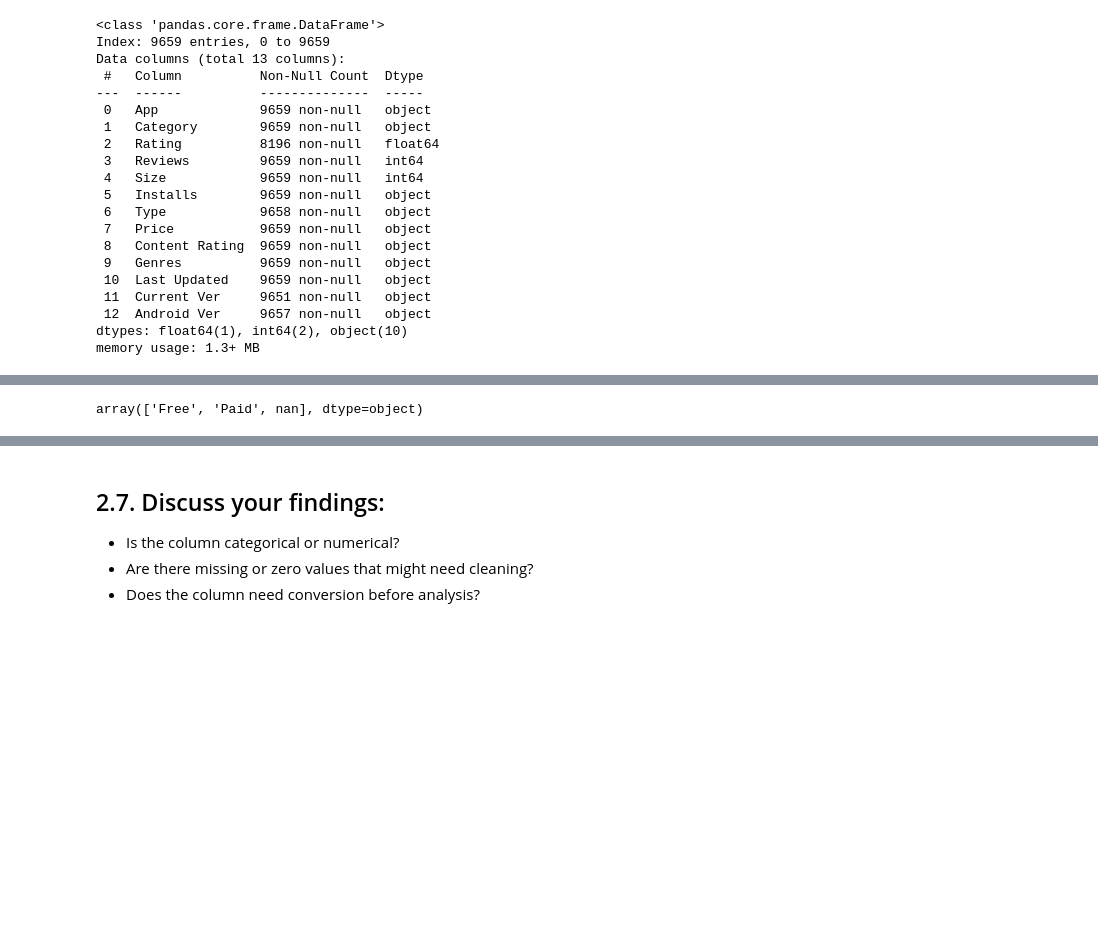
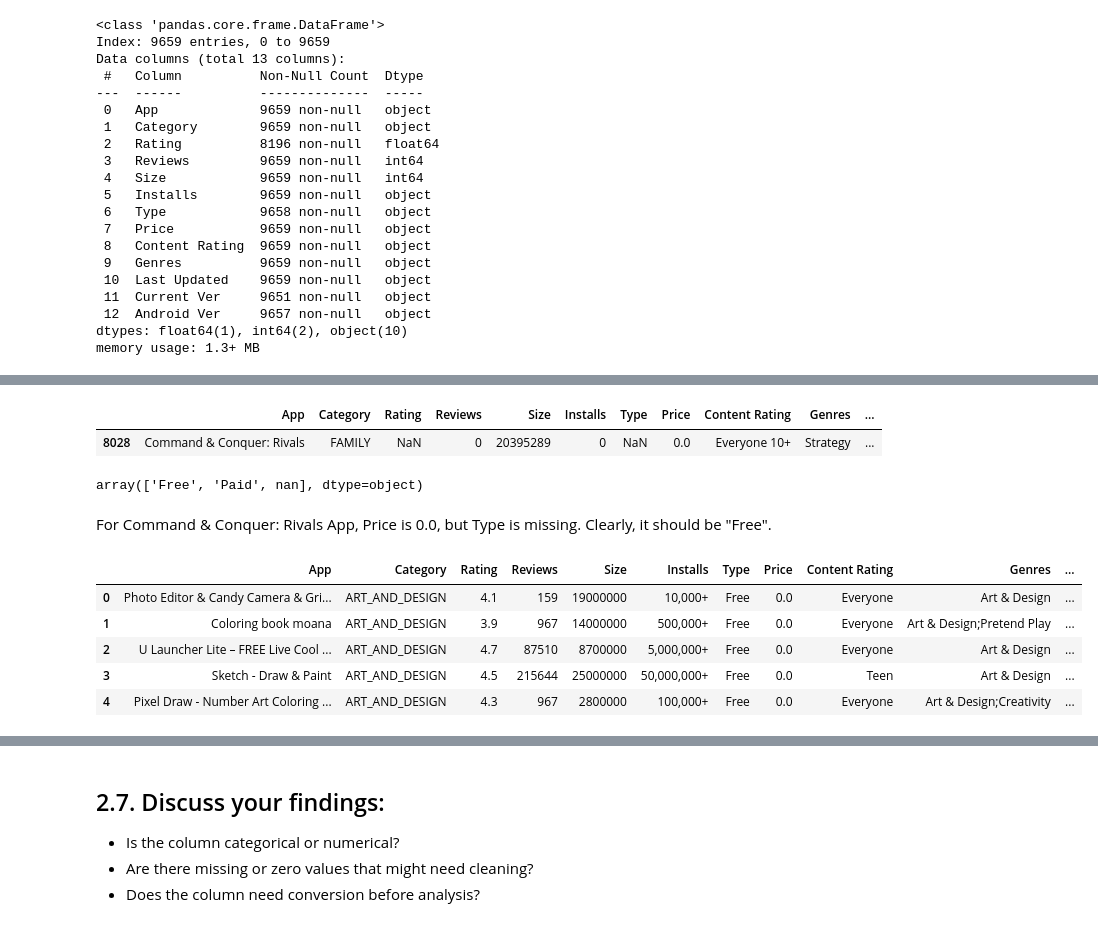
Before and after one commit to emredemirbas/google-playstore-eda, a Jupyter notebook: google_play_store_eda.ipynb, the cells around one changed output, grey strips where cells are left out. Drawn from its saved outputs; the diff is of its cells as text; code cells hidden in the pictures; blank space fills up the shorter version.

```diff
--- a/google_play_store_eda.ipynb
+++ b/google_play_store_eda.ipynb
@@ -501,0 +505,6 @@ memory usage: 1.3+ MB
+# %%
+def convert_raw_price_to_numeric(raw_price):
+  price = raw_price[1:] if raw_price.startswith("$") else raw_price
+  return float(price)
+
+google_play_store_df["Price"] = google_play_store_df["Price"].apply(convert_raw_price_to_numeric)
@@ -502,4 +565,24 @@ memory usage: 1.3+ MB
+# %%
+missing_type_row = google_play_store_df[google_play_store_df["Type"].isna()]
+missing_type_row
+# %% [output]
+|  | App | Category | Rating | Reviews | Size | Installs | Type | Price | Content Rating | Genres | ... |
+| 8028 | Command & Conquer: Rivals | FAMILY | NaN | 0 | 20395289 | 0 | NaN | 0.0 | Everyone 10+ | Strategy | ... |
 # %%
 google_play_store_df["Type"].unique()
 # %% [output]
 array(['Free', 'Paid', nan], dtype=object)
+# %% [markdown]
+For Command & Conquer: Rivals App, Price is 0.0, but Type is missing. Clearly, it should be "Free".
+# %%
+# Manipulate this row
+google_play_store_df.loc[missing_type_row.index, "Type"] = "Free"
+# %%
+google_play_store_df.head()
+# %% [output]
+|  | App | Category | Rating | Reviews | Size | Installs | Type | Price | Content Rating | Genres | ... |
+| 0 | Photo Editor & Candy Camera & Gri... | ART_AND_DESIGN | 4.1 | 159 | 19000000 | 10,000+ | Free | 0.0 | Everyone | Art & Design | ... |
+| 1 | Coloring book moana | ART_AND_DESIGN | 3.9 | 967 | 14000000 | 500,000+ | Free | 0.0 | Everyone | Art & Design;Pretend Play | ... |
+| 2 | U Launcher Lite – FREE Live Cool ... | ART_AND_DESIGN | 4.7 | 87510 | 8700000 | 5,000,000+ | Free | 0.0 | Everyone | Art & Design | ... |
+| 3 | Sketch - Draw & Paint | ART_AND_DESIGN | 4.5 | 215644 | 25000000 | 50,000,000+ | Free | 0.0 | Teen | Art & Design | ... |
+| 4 | Pixel Draw - Number Art Coloring ... | ART_AND_DESIGN | 4.3 | 967 | 2800000 | 100,000+ | Free | 0.0 | Everyone | Art & Design;Creativity | ... |
```
Also changed, not shown: parts of 12 cells of this notebook.
